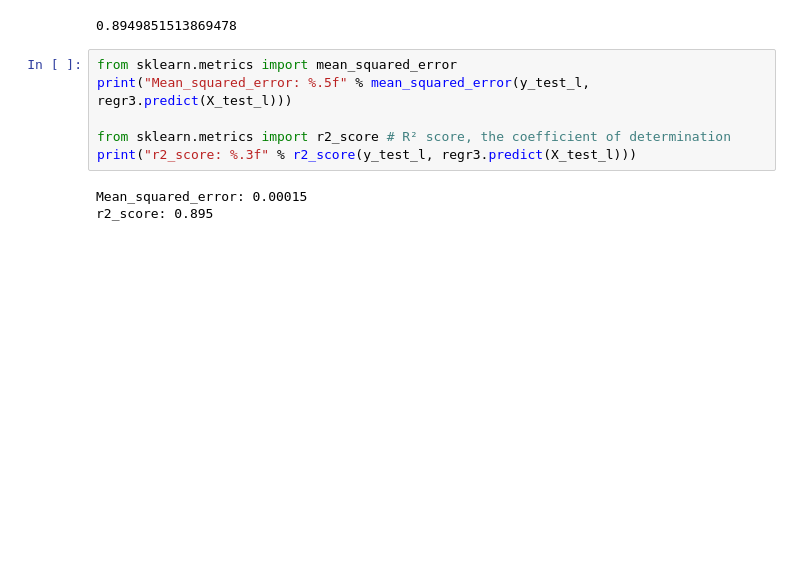
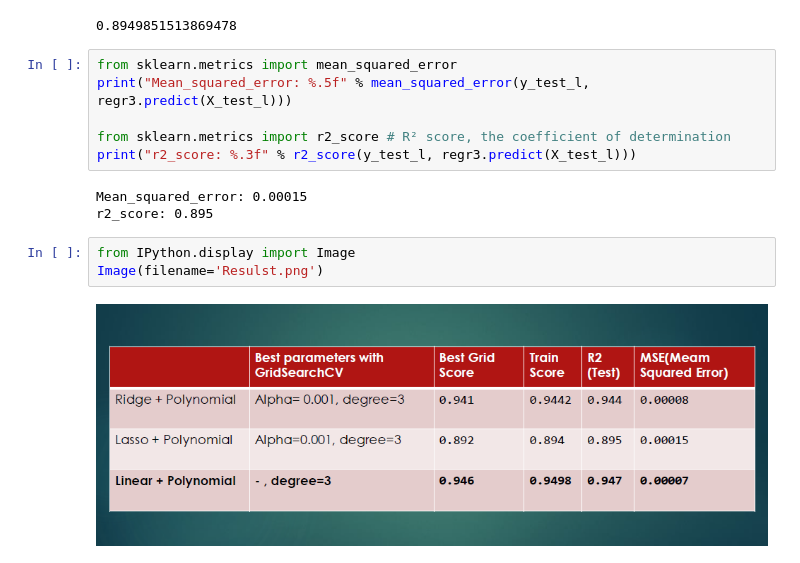
Before and after one commit to merveozdemir/Regression_with_different_types, a Jupyter notebook: Regression.ipynb, the cells around one changed output. Cells and saved outputs as stored; diff of their text form; blank space fills up the shorter version.

```diff
--- a/Regression.ipynb
+++ b/Regression.ipynb
@@ -514,3 +516,8 @@ print("r2_score: %.3f" % r2_score(y_test_l, regr3.predict(X_test_l)))
 # %% [output]
 Mean_squared_error: 0.00015
 r2_score: 0.895
+# %%
+from IPython.display import Image
+Image(filename='Resulst.png')
+# %% [output]
+[figure, added]
```
Also changed, not shown: parts of 2 cells of this notebook, 1 other file.
